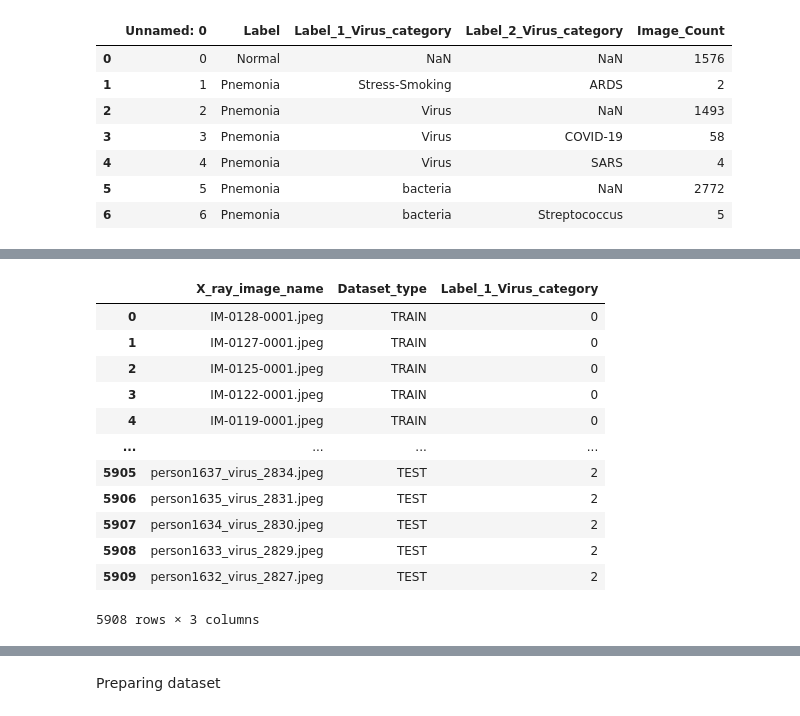
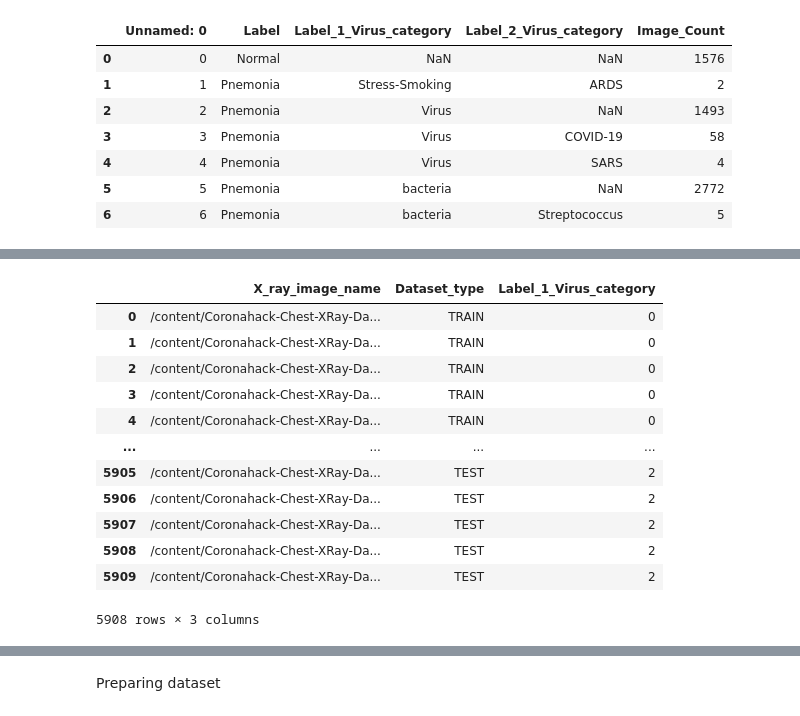
Before and after one commit to bardiakzzzz/CoronaHack--Chest-X-Ray, a Jupyter notebook: CoronaHack.ipynb, the cells around one changed output, grey strips where cells are left out. Drawn from its saved outputs; the diff is of its cells as text; code cells hidden in the pictures.

```diff
--- a/CoronaHack.ipynb
+++ b/CoronaHack.ipynb
@@ -59,20 +67,28 @@ data
 # %%
+data = pd.read_csv('Chest_xray_Corona_Metadata.csv')
+data = pd.DataFrame(data)
+data.drop(labels=['Unnamed: 0','Label_2_Virus_category','Label'],axis = 1,inplace=True)
+data = data.fillna(0)
 data['Label_1_Virus_category'].loc[(data['Label_1_Virus_category'] == 'Virus')] = 2
 data['Label_1_Virus_category'].loc[(data['Label_1_Virus_category'] == 'bacteria')] = 1
 data = data.fillna(0)
 data.drop(data.loc[data['Label_1_Virus_category'] == 'Stress-Smoking'].index,inplace = True)
+
+data_tmp = data
+data.loc[data['Dataset_type'] == "TRAIN","X_ray_image_name"] = "/content/Coronahack-Chest-XRay-Dataset/Coronahack-Chest-XRay-Dataset/train/" + data_tmp.loc[data_tmp['Dataset_type'] == "TRAIN","X_ray_image_name"]
+data.loc[data['Dataset_type'] == "TEST","X_ray_image_name"] = "/content/Coronahack-Chest-XRay-Dataset/Coronahack-Chest-XRay-Dataset/test/" + data_tmp.loc[data_tmp['Dataset_type'] == "TEST","X_ray_image_name"]
 data
 # %% [output]
 |  | X_ray_image_name | Dataset_type | Label_1_Virus_category |
-| 0 | IM-0128-0001.jpeg | TRAIN | 0 |
-| 1 | IM-0127-0001.jpeg | TRAIN | 0 |
-| 2 | IM-0125-0001.jpeg | TRAIN | 0 |
-| 3 | IM-0122-0001.jpeg | TRAIN | 0 |
-| 4 | IM-0119-0001.jpeg | TRAIN | 0 |
+| 0 | /content/Coronahack-Chest-XRay-Da... | TRAIN | 0 |
+| 1 | /content/Coronahack-Chest-XRay-Da... | TRAIN | 0 |
+| 2 | /content/Coronahack-Chest-XRay-Da... | TRAIN | 0 |
+| 3 | /content/Coronahack-Chest-XRay-Da... | TRAIN | 0 |
+| 4 | /content/Coronahack-Chest-XRay-Da... | TRAIN | 0 |
 | ... | ... | ... | ... |
-| 5905 | person1637_virus_2834.jpeg | TEST | 2 |
-| 5906 | person1635_virus_2831.jpeg | TEST | 2 |
-| 5907 | person1634_virus_2830.jpeg | TEST | 2 |
-| 5908 | person1633_virus_2829.jpeg | TEST | 2 |
-| 5909 | person1632_virus_2827.jpeg | TEST | 2 |
+| 5905 | /content/Coronahack-Chest-XRay-Da... | TEST | 2 |
+| 5906 | /content/Coronahack-Chest-XRay-Da... | TEST | 2 |
+| 5907 | /content/Coronahack-Chest-XRay-Da... | TEST | 2 |
+| 5908 | /content/Coronahack-Chest-XRay-Da... | TEST | 2 |
+| 5909 | /content/Coronahack-Chest-XRay-Da... | TEST | 2 |
 5908 rows × 3 columns
```
Also changed, not shown: parts of 21 cells of this notebook.
